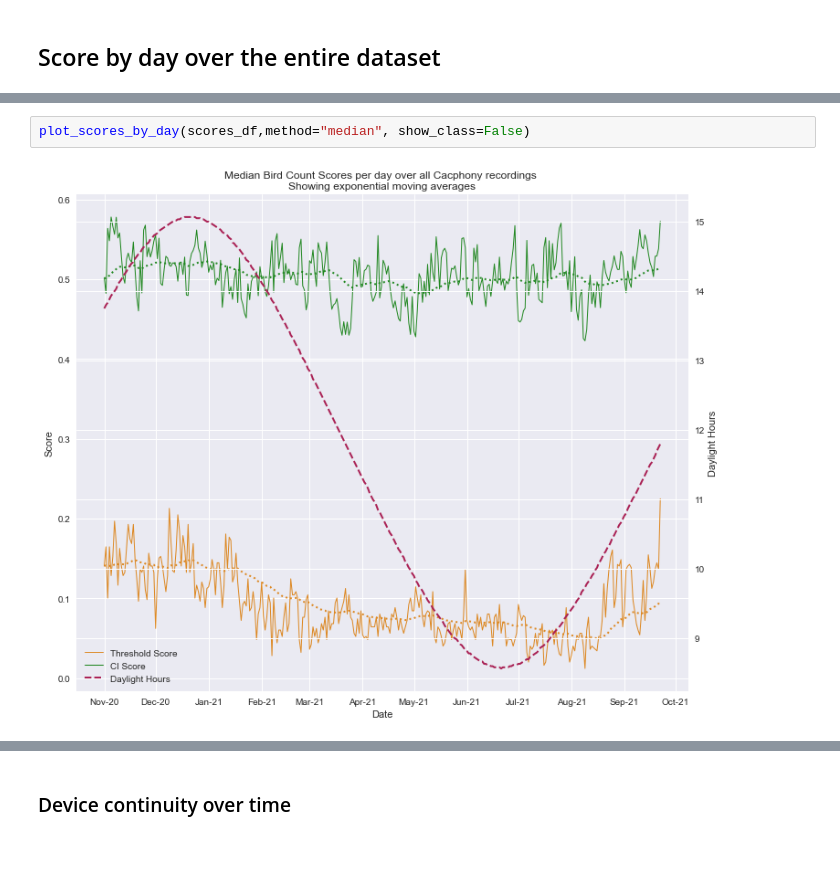
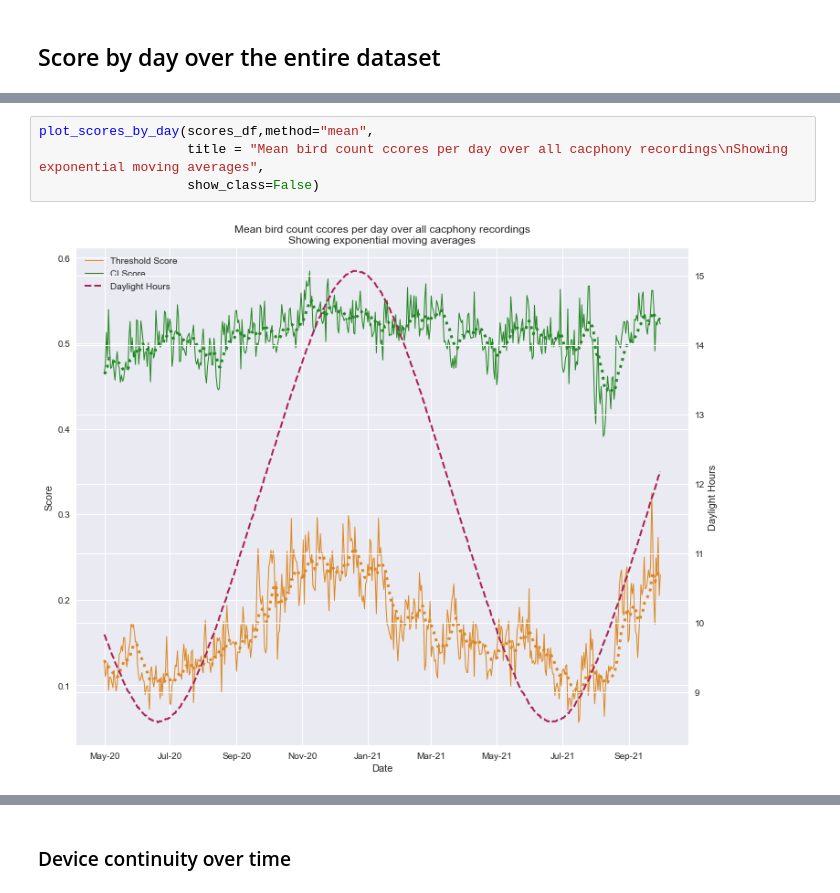
Before and after one commit to dqmcdonald/CacophonyYamnetAudio, a Jupyter notebook: Yamnet_Audio_Classification_Experiments_Part_4.ipynb, the cells around one changed output, grey strips where cells are left out. Drawn from its saved outputs; the diff is of its cells as text; blank space fills up the shorter version.

```diff
--- a/Yamnet_Audio_Classification_Experiments_Part_4.ipynb
+++ b/Yamnet_Audio_Classification_Experiments_Part_4.ipynb
@@ -159,4 +183,6 @@ plot_scores_by_day(scores_df,method="mean", show_class=False)
-# %%
-plot_scores_by_day(scores_df,method="median", show_class=False)
-# %% [output]
-[figure, removed]
+# %%
+plot_scores_by_day(scores_df,method="mean",
+                   title = "Mean bird count ccores per day over all cacphony recordings\nShowing exponential moving averages",
+                   show_class=False)
+# %% [output]
+[figure, added]
```
Also changed, not shown: parts of 38 cells of this notebook, 29 other files.
